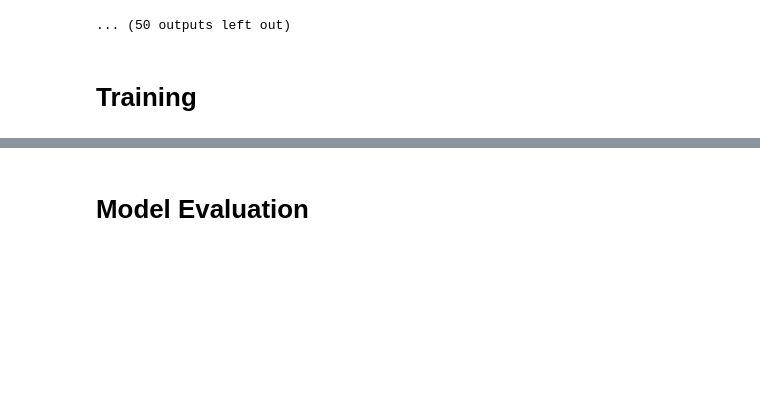
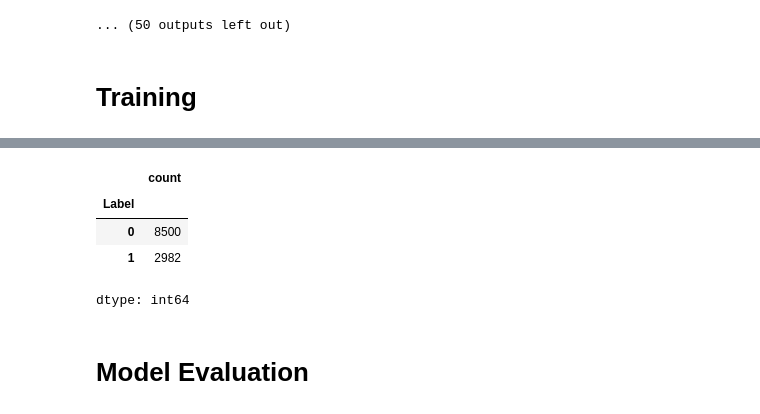
Before and after one commit to JianingWen/Fine_tuning_ClinicalBERT_for_IHD_Classification, a Jupyter notebook: task.ipynb, the cells around one changed output, grey strips where cells are left out. Drawn from its saved outputs; the diff is of its cells as text; code cells hidden in the pictures; blank space fills up the shorter version.

```diff
--- a/task.ipynb
+++ b/task.ipynb
@@ -340,3 +334,11 @@ Batch 200/1780, Loss: 0.0031
+# %%
+train.value_counts('Label')
+# %% [output]
+|  | count |
+| Label |  |
+| 0 | 8500 |
+| 1 | 2982 |
+dtype: int64
 # %% [markdown]
 # Model Evaluation
 # %%
```
Also changed, not shown: parts of 17 cells of this notebook.
